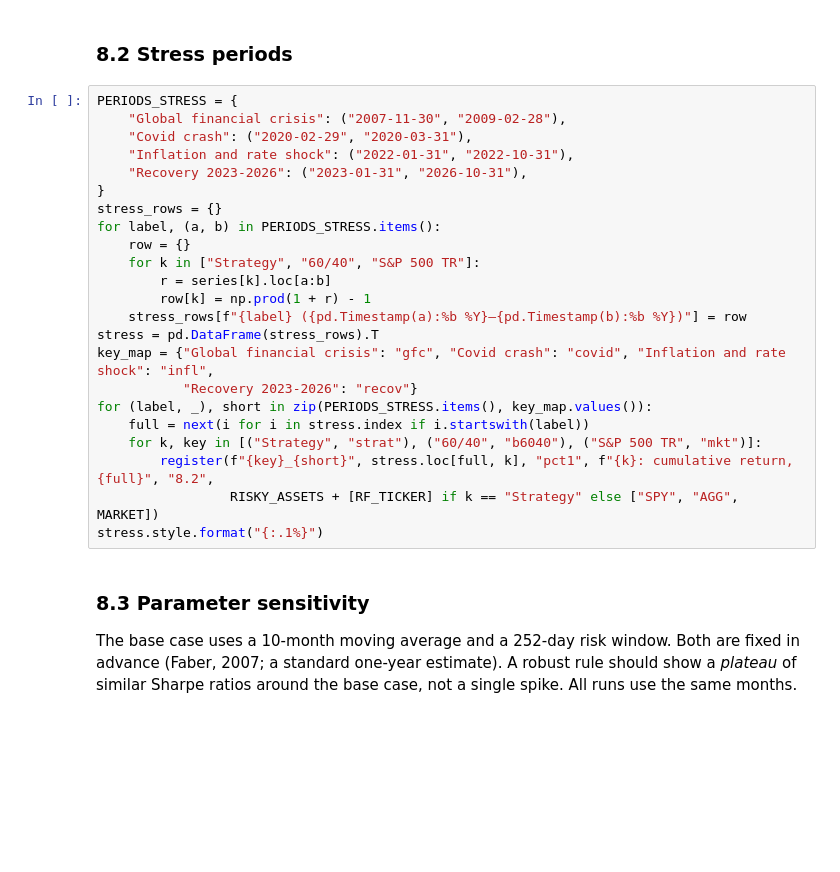
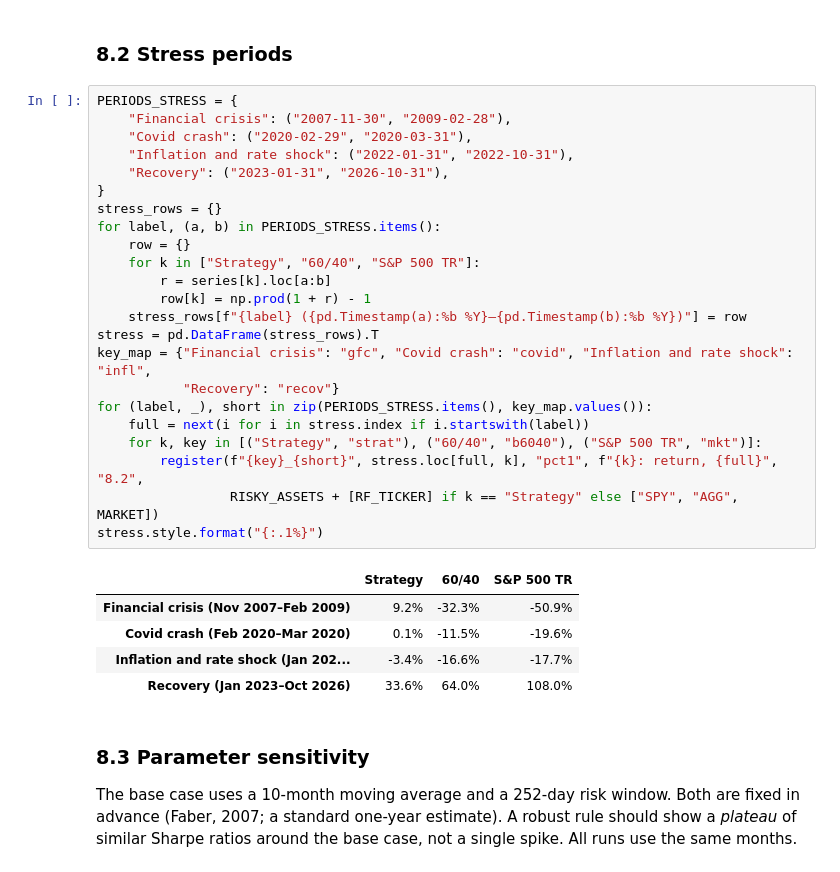
Before and after one commit to paul2108/04_Financial-Modelin-Group-projects, a Jupyter notebook: notebook/GroupZ_RiskParity_Trend.ipynb, the cells around one changed output. Cells and saved outputs as stored; diff of their text form; blank space fills up the shorter version.

```diff
--- a/notebook/GroupZ_RiskParity_Trend.ipynb
+++ b/notebook/GroupZ_RiskParity_Trend.ipynb
@@ -1206,27 +1389,33 @@ cost_df.style.format({"strategy CAGR": "{:.2%}", "60/40 CAGR": "{:.2%}", "strate
 ### 8.2 Stress periods
 # %%
 PERIODS_STRESS = {
-    "Global financial crisis": ("2007-11-30", "2009-02-28"),
+    "Financial crisis": ("2007-11-30", "2009-02-28"),
     "Covid crash": ("2020-02-29", "2020-03-31"),
     "Inflation and rate shock": ("2022-01-31", "2022-10-31"),
-    "Recovery 2023-2026": ("2023-01-31", "2026-10-31"),
+    "Recovery": ("2023-01-31", "2026-10-31"),
 }
 stress_rows = {}
 for label, (a, b) in PERIODS_STRESS.items():
     row = {}
     for k in ["Strategy", "60/40", "S&P 500 TR"]:
         r = series[k].loc[a:b]
         row[k] = np.prod(1 + r) - 1
     stress_rows[f"{label} ({pd.Timestamp(a):%b %Y}–{pd.Timestamp(b):%b %Y})"] = row
 stress = pd.DataFrame(stress_rows).T
-key_map = {"Global financial crisis": "gfc", "Covid crash": "covid", "Inflation and rate shock": "infl",
-           "Recovery 2023-2026": "recov"}
+key_map = {"Financial crisis": "gfc", "Covid crash": "covid", "Inflation and rate shock": "infl",
+           "Recovery": "recov"}
 for (label, _), short in zip(PERIODS_STRESS.items(), key_map.values()):
     full = next(i for i in stress.index if i.startswith(label))
     for k, key in [("Strategy", "strat"), ("60/40", "b6040"), ("S&P 500 TR", "mkt")]:
-        register(f"{key}_{short}", stress.loc[full, k], "pct1", f"{k}: cumulative return, {full}", "8.2",
+        register(f"{key}_{short}", stress.loc[full, k], "pct1", f"{k}: return, {full}", "8.2",
                  RISKY_ASSETS + [RF_TICKER] if k == "Strategy" else ["SPY", "AGG", MARKET])
 stress.style.format("{:.1%}")
+# %% [output]
+|  | Strategy | 60/40 | S&P 500 TR |
+| Financial crisis (Nov 2007–Feb 2009) | 9.2% | -32.3% | -50.9% |
+| Covid crash (Feb 2020–Mar 2020) | 0.1% | -11.5% | -19.6% |
+| Inflation and rate shock (Jan 202... | -3.4% | -16.6% | -17.7% |
+| Recovery (Jan 2023–Oct 2026) | 33.6% | 64.0% | 108.0% |
 # %% [markdown]
 <a id="sec-8-3"></a>
 ### 8.3 Parameter sensitivity
```
Also changed, not shown: parts of 26 cells of this notebook, 24 other files.
